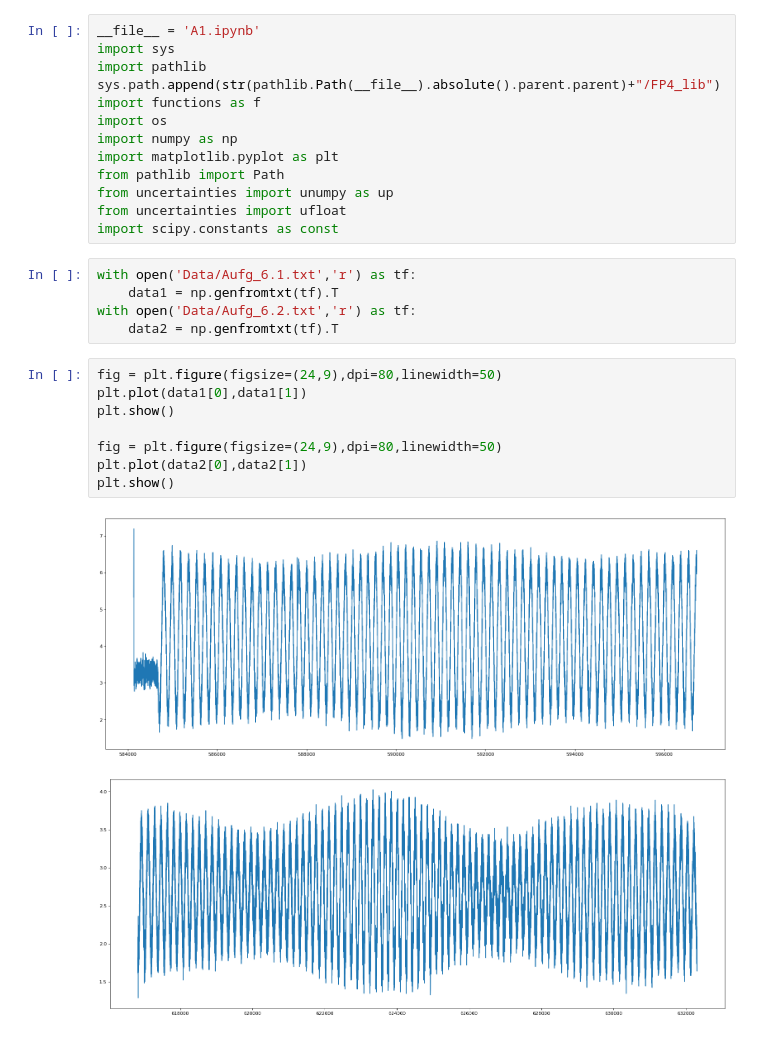
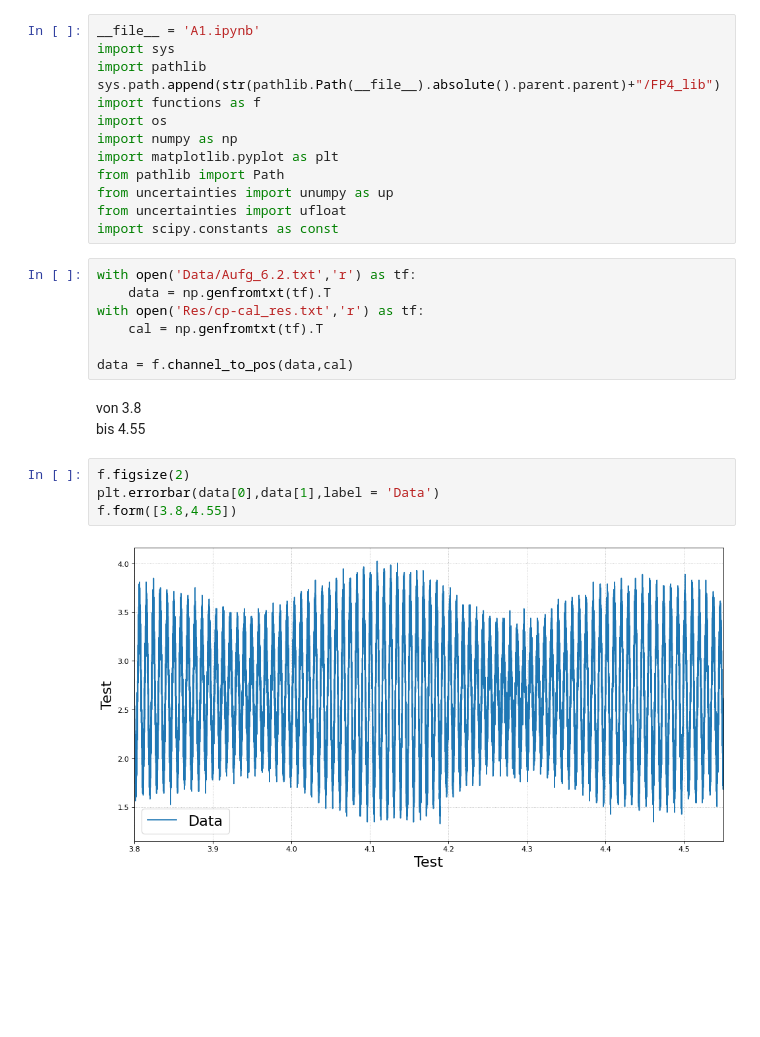
Before and after one commit to Friedrich-Jahns/Fortgeschrittenen-Praktikum-Physik, a Jupyter notebook: FP4_Michelson/A6/A6.ipynb, the cells around one changed output. Drawn from its saved outputs; the diff is of its cells as text; blank space fills up the shorter version.

```diff
--- a/FP4_Michelson/A6/A6.ipynb
+++ b/FP4_Michelson/A6/A6.ipynb
@@ -11,19 +11,19 @@ from pathlib import Path
 from uncertainties import unumpy as up
 from uncertainties import ufloat
 import scipy.constants as const
-# %%
-with open('Data/Aufg_6.1.txt','r') as tf:
-    data1 = np.genfromtxt(tf).T
-with open('Data/Aufg_6.2.txt','r') as tf:
-    data2 = np.genfromtxt(tf).T
-# %%
-fig = plt.figure(figsize=(24,9),dpi=80,linewidth=50)
-plt.plot(data1[0],data1[1])
-plt.show()
-
-fig = plt.figure(figsize=(24,9),dpi=80,linewidth=50)
-plt.plot(data2[0],data2[1])
-plt.show()
-# %% [output]
-[figure, removed]
-[figure, removed]
+# %%
+with open('Data/Aufg_6.2.txt','r') as tf:
+    data = np.genfromtxt(tf).T
+with open('Res/cp-cal_res.txt','r') as tf:
+    cal = np.genfromtxt(tf).T
+
+data = f.channel_to_pos(data,cal)
+# %% [markdown]
+von 3.8
+bis 4.55
+# %%
+f.figsize(2)
+plt.errorbar(data[0],data[1],label = 'Data')
+f.form([3.8,4.55])
+# %% [output]
+[figure, added]
```
Also changed, not shown: 5 other files.
